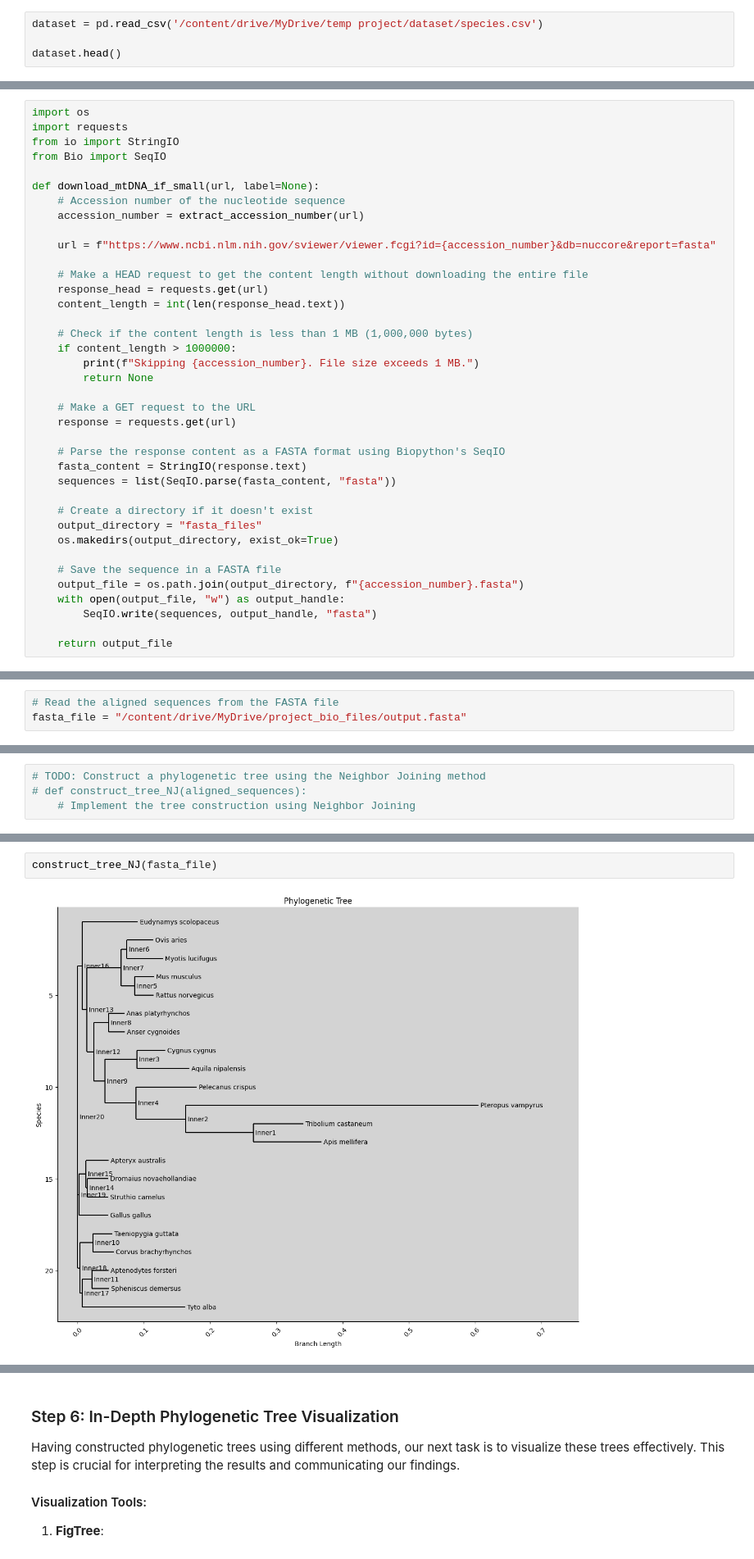
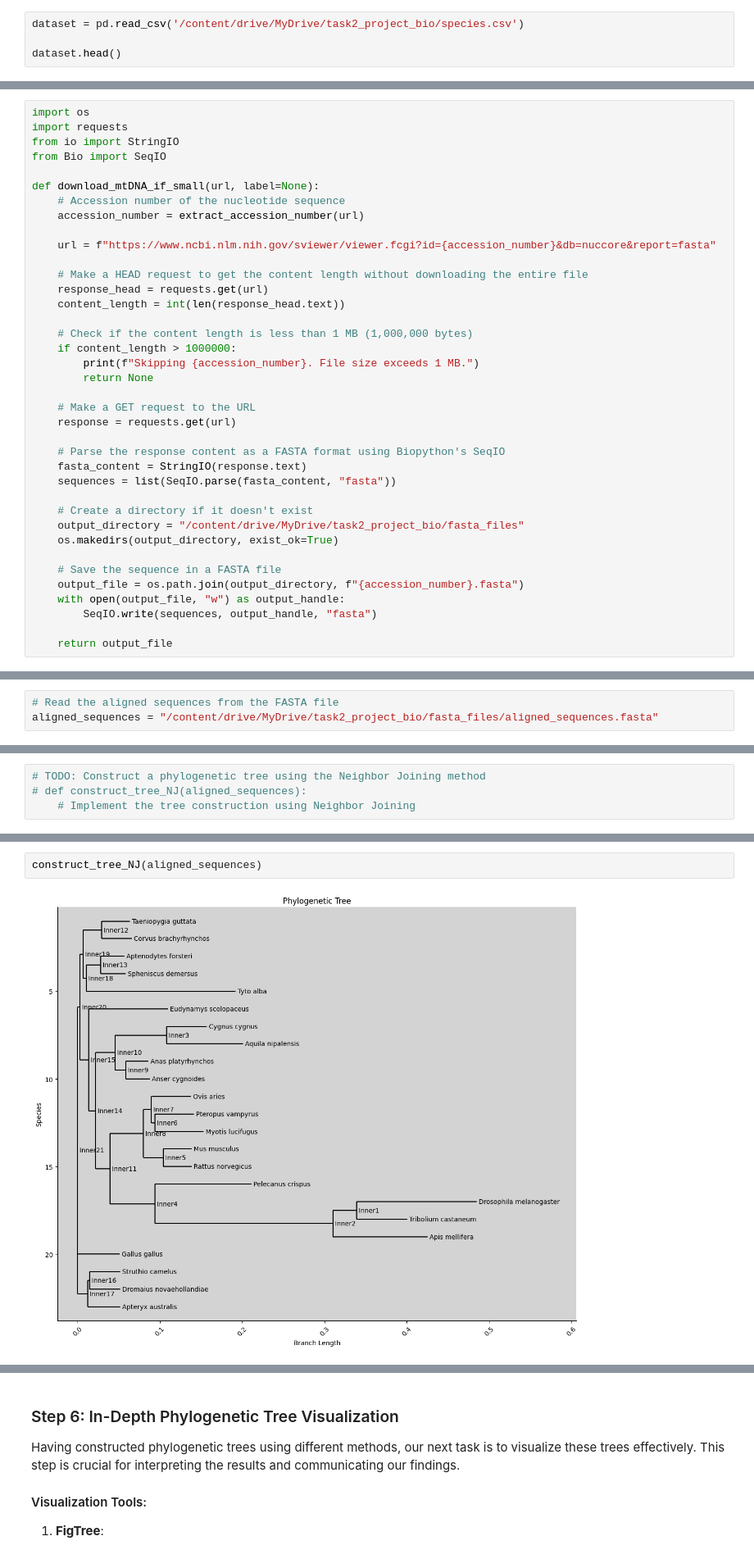
Before and after one commit to alirezanobakht13/Intro-bioinformatics, a Jupyter notebook: tasks/mitochondrial-comparison-phylogenetic-construction/MitochondrialComparisonPhylogeneticTreeConstruction.ipynb, the cells around one changed output, grey strips where cells are left out. Shown at 82% size. Cells and saved outputs as stored; diff of their text form.

```diff
--- a/tasks/mitochondrial-comparison-phylogenetic-construction/MitochondrialComparisonPhylogeneticTreeConstruction.ipynb
+++ b/tasks/mitochondrial-comparison-phylogenetic-construction/MitochondrialComparisonPhylogeneticTreeConstruction.ipynb
@@ -110,7 +110,7 @@ Our first task is to augment our dataset with additional species. This involves
 
 Remember, the goal is to methodically expand your dataset with relevant mtDNA sequences, paving the way for insightful phylogenetic analysis.
 # %%
-dataset = pd.read_csv('/content/drive/MyDrive/temp project/dataset/species.csv')
+dataset = pd.read_csv('/content/drive/MyDrive/task2_project_bio/species.csv')
 
 dataset.head()
 # %% [output]
@@ -198,7 +198,7 @@ def download_mtDNA_if_small(url, label=None):
     sequences = list(SeqIO.parse(fasta_content, "fasta"))
 
     # Create a directory if it doesn't exist
-    output_directory = "fasta_files"
+    output_directory = "/content/drive/MyDrive/task2_project_bio/fasta_files"
     os.makedirs(output_directory, exist_ok=True)
 
     # Save the sequence in a FASTA file
@@ -376,7 +376,7 @@ from Bio.Align import MultipleSeqAlignment
 import matplotlib.pyplot as plt
 # %%
 # Read the aligned sequences from the FASTA file
-fasta_file = "/content/drive/MyDrive/project_bio_files/output.fasta"
+aligned_sequences = "/content/drive/MyDrive/task2_project_bio/fasta_files/aligned_sequences.fasta"
 # %%
 # read fasta file and store the sequences in a dictionary
 def read_fasta(fasta_file):
@@ -456,5 +456,5 @@ def construct_tree_NJ(aligned_sequences):
   plt.show()
 # %%
-construct_tree_NJ(fasta_file)
+construct_tree_NJ(aligned_sequences)
 # %% [output]
-[figure, old version]
+[figure, new version]
```
Also changed, not shown: parts of 14 cells of this notebook.
